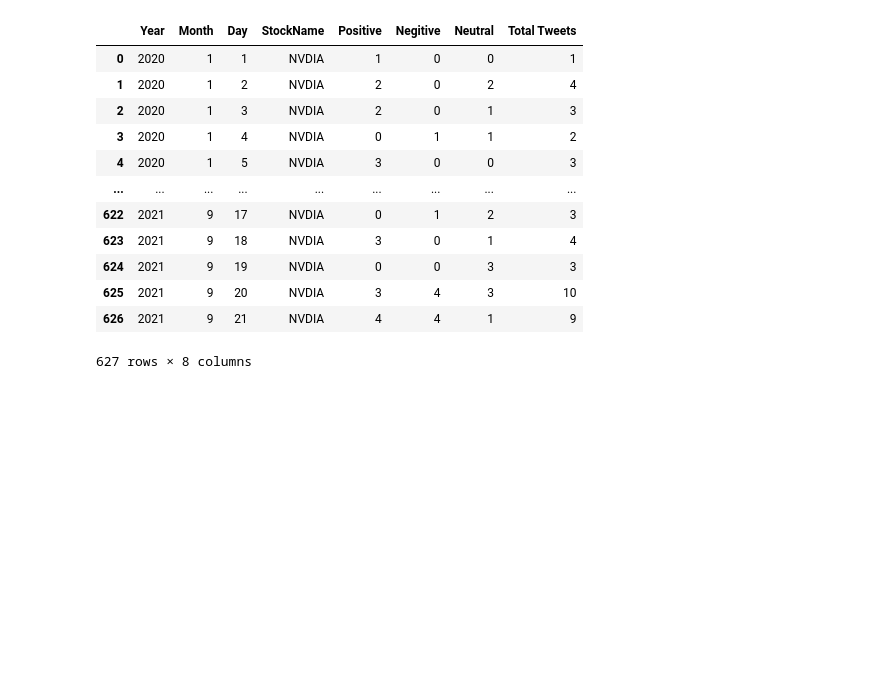
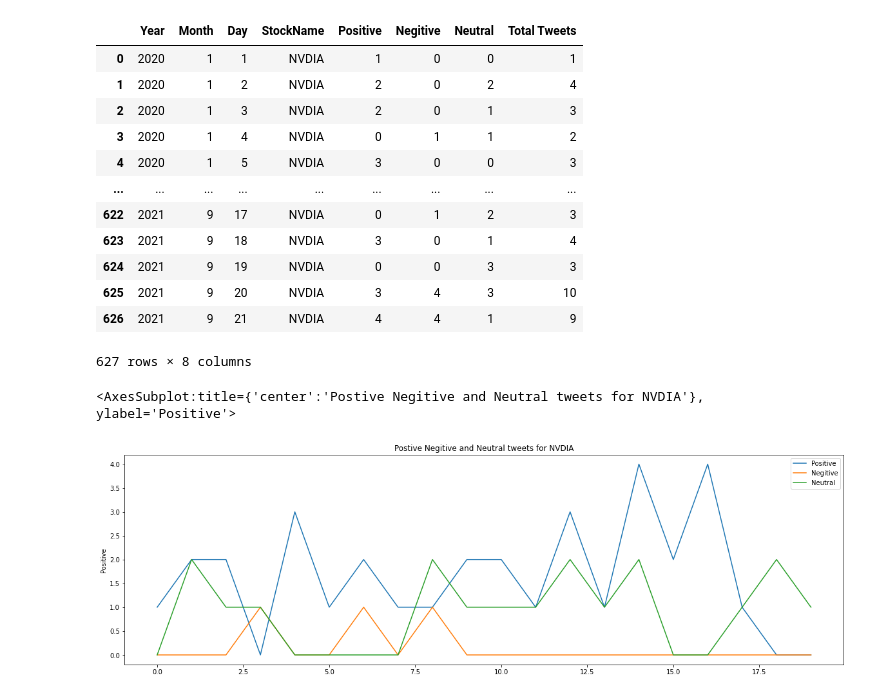
Before and after one commit to anirudhsaxena13/Technocolabs-Internship, a Jupyter notebook: Data preproccessing/dataPreproccessing1.ipynb, the cells around one changed output. Drawn from its saved outputs; the diff is of its cells as text; code cells hidden in the pictures; blank space fills up the shorter version.

```diff
--- a/Data preproccessing/dataPreproccessing1.ipynb
+++ b/Data preproccessing/dataPreproccessing1.ipynb
@@ -553,8 +553,6 @@ data10
 | 625 | 2021 | 9 | 20 | 3 | 4 | 3 | 10 |
 | 626 | 2021 | 9 | 21 | 4 | 4 | 1 | 9 |
 627 rows × 7 columns
-# %%
-data10 = data10.drop(['StockName'],axis=1)
 # %%
 data10.insert(3,'StockName','NVDIA')
 data10
@@ -574,0 +575,17 @@ data10
+# %%
+# Set the width and height of the figure
+plt.figure(figsize=(20,6))
+
+# Add title
+plt.title("Postive Negitive and Neutral tweets for NVDIA")
+
+# Line chart showing daily global streams of 'Shape of You'
+sns.lineplot(data=data10.head(20)['Positive'], label="Positive")
+
+# Line chart showing daily global streams of 'Despacito'
+sns.lineplot(data=data10.head(20)['Negitive'], label="Negitive")
+
+sns.lineplot(data=data10.head(20)['Neutral'], label="Neutral")
+# %% [output]
+<AxesSubplot:title={'center':'Postive Negitive and Neutral tweets for NVDIA'}, ylabel='Positive'>
+[figure, added]
```
Also changed, not shown: parts of 7 cells of this notebook.
